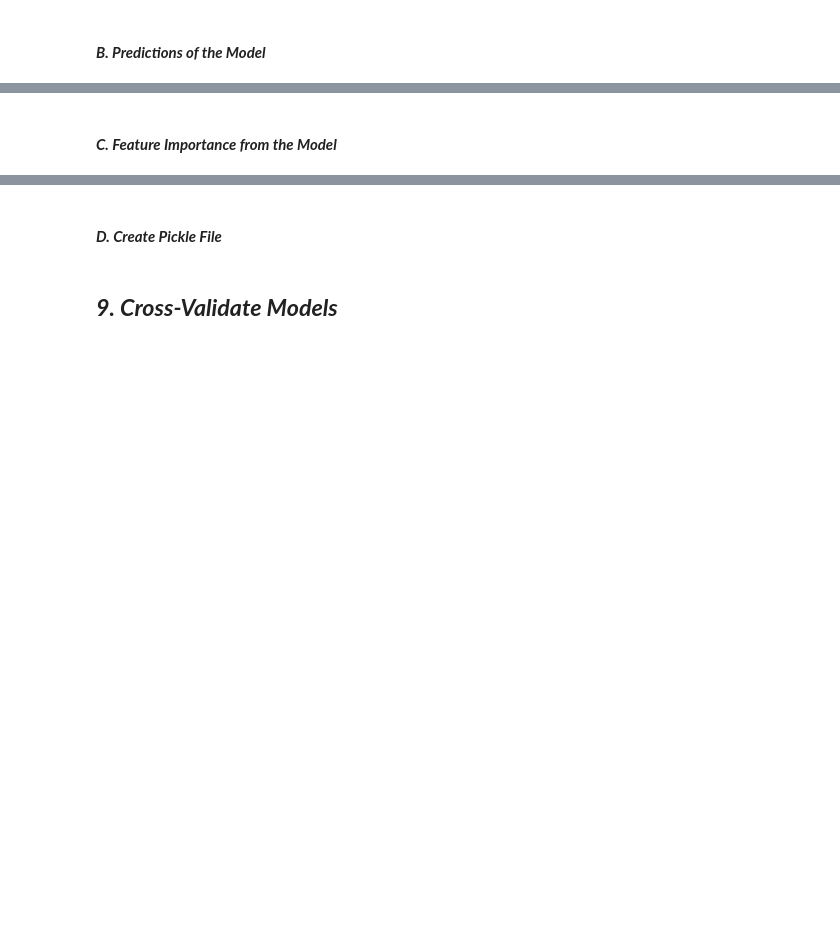
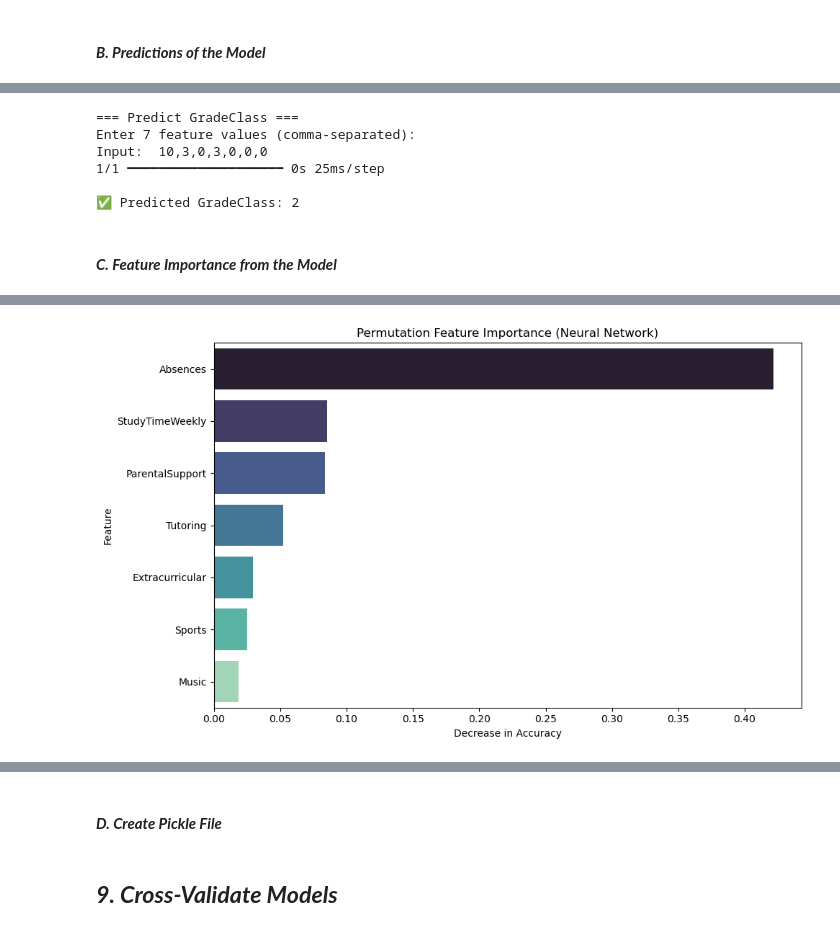
Before and after one commit to CountessOreo/Grade-Prediction-Tool, a Jupyter notebook: notebooks/Prepare_Data.ipynb, the cells around one changed output, grey strips where cells are left out. Drawn from its saved outputs; the diff is of its cells as text; code cells hidden in the pictures; blank space fills up the shorter version.

```diff
--- a/notebooks/Prepare_Data.ipynb
+++ b/notebooks/Prepare_Data.ipynb
@@ -2328,2 +2477,62 @@ Tuned model saved as 'tuned_model.pkl'
+# %%
+# === Predict GradeClass from custom user input ===
+print("\n=== Predict GradeClass ===")
+print(f"Enter {X_train.shape[1]} feature values (comma-separated):")
+
+user_input = input("Input: ")  # Example: 10,3,0,3,0,0,0 should be in the range of a 2-3 grade class
+
+try:
+    # Convert input to float and reshape
+    input_values = np.array([float(x) for x in user_input.split(",")]).reshape(1, -1)
+
+    # Scale the input using the same scaler used in training
+    #input_scaled = scaler.transform(input_values)
+
+    # Predict the class
+    prediction = model.predict(input_values )
+    predicted_class_index = np.argmax(prediction)
+
+    print(f"\n✅ Predicted GradeClass: {predicted_class_index}")
+except Exception as e:
+    print(f"\n❌ Error: {e}")
+# %% [output]
+=== Predict GradeClass ===
+Enter 7 feature values (comma-separated):
+Input:  10,3,0,3,0,0,0
+1/1 ━━━━━━━━━━━━━━━━━━━━ 0s 25ms/step
+
+✅ Predicted GradeClass: 2
 # %% [markdown]
 #### ***C. Feature Importance from the Model***
+# %%
+def permutation_importance(model, X, y_true, metric=accuracy_score):
+    X = np.array(X)  # Ensure X is a numpy array
+    baseline = metric(y_true, np.argmax(model.predict(X), axis=1))
+    importances = []
+
+    for i in range(X.shape[1]):
+        X_permuted = X.copy()
+        np.random.shuffle(X_permuted[:, i])  # Shuffle the i-th feature
+        score = metric(y_true, np.argmax(model.predict(X_permuted), axis=1))
+        importances.append(baseline - score)
+
+    return np.array(importances)
+
+# Calculate and plot permutation importances
+importances = permutation_importance(model, X_test, y_test)
+feature_names = train.drop('GradeClass', axis=1).columns
+importance_df = pd.DataFrame({'Feature': feature_names, 'Importance': importances})
+importance_df = importance_df.sort_values(by='Importance', ascending=False)
+
+importance_df = importance_df.reset_index(drop=True)
+print(importance_df)
+
+# Plot
+plt.figure(figsize=(10, 6))
+sns.barplot(data=importance_df, x='Importance', y='Feature', palette='mako')
+plt.title('Permutation Feature Importance (Neural Network)')
+plt.xlabel('Decrease in Accuracy')
+plt.ylabel('Feature')
+plt.tight_layout()
+plt.show()
+# %% [output]
@@ -2329,0 +2555 @@ Tuned model saved as 'tuned_model.pkl'
+[figure, added]
```
Also changed, not shown: parts of 18 cells of this notebook, 1 other file.
